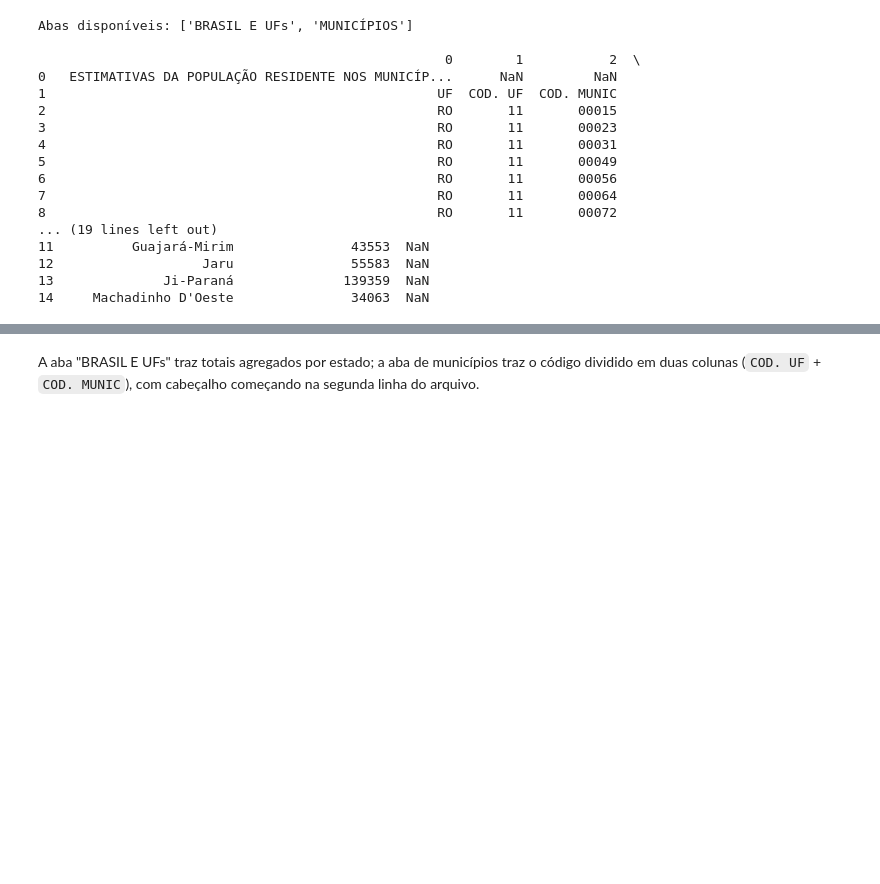
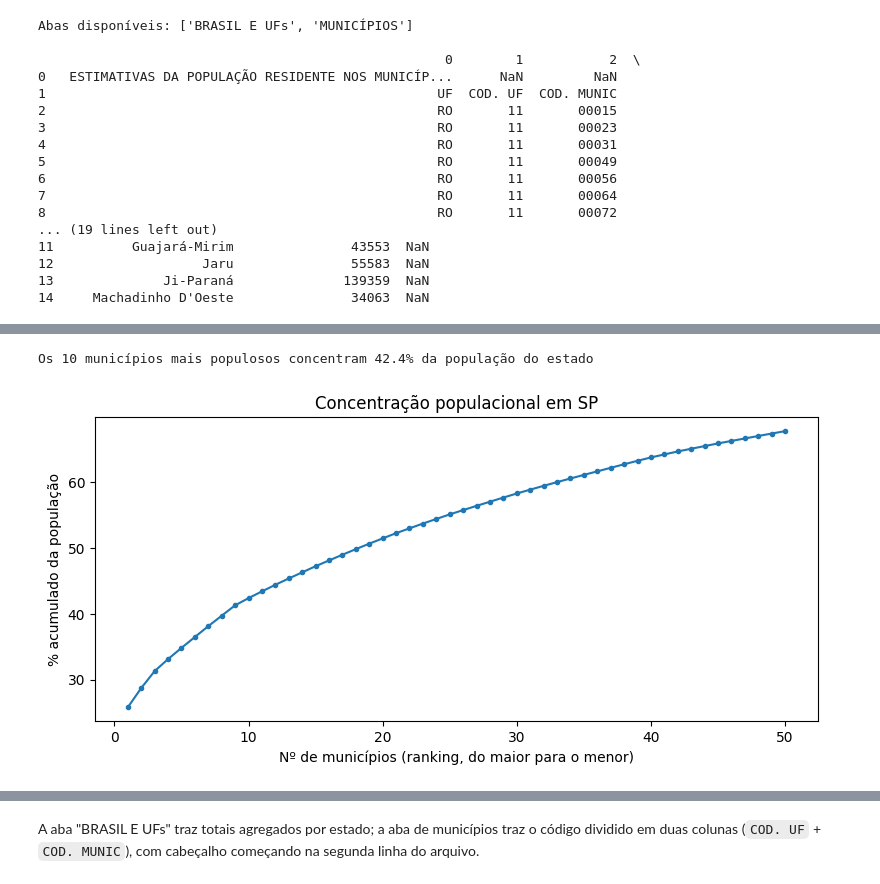
Before and after one commit to rm571222/dataholics-oracle-challenge, a Jupyter notebook: notebooks/01_data_exploration/nb4_data_exploration_populacao_ibge.ipynb, the cells around one changed output, grey strips where cells are left out. Cells and saved outputs as stored; diff of their text form; code cells hidden in the pictures; blank space fills up the shorter version.

```diff
--- a/notebooks/01_data_exploration/nb4_data_exploration_populacao_ibge.ipynb
+++ b/notebooks/01_data_exploration/nb4_data_exploration_populacao_ibge.ipynb
@@ -56,0 +77,19 @@ Abas disponíveis: ['BRASIL E UFs', 'MUNICÍPIOS']
+# %%
+def classificar_porte(pop):
+    if pop < 20000:
+        return 'Pequeno I/II (<20 mil)'
+    elif pop < 100000:
+        return 'Médio (20-100 mil)'
+    elif pop < 500000:
+        return 'Grande (100-500 mil)'
+    else:
+        return 'Metrópole (500 mil+)'
+
+df_pop_2025['porte'] = df_pop_2025['POPULACAO'].apply(classificar_porte)
+
+resumo_porte = df_pop_2025.groupby('porte').agg(
+    qtd_municipios=('COD_MUNIC_6', 'count'),
+    populacao_total=('POPULACAO', 'sum')
+).sort_values('populacao_total', ascending=False)
+resumo_porte['pct_populacao_estado'] = (resumo_porte['populacao_total'] / df_pop_2025['POPULACAO'].sum() * 100).round(1)
+resumo_porte
@@ -56,0 +103,15 @@ Abas disponíveis: ['BRASIL E UFs', 'MUNICÍPIOS']
+# %%
+concentracao_pop = df_pop_2025.sort_values('POPULACAO', ascending=False)['POPULACAO'].cumsum() / df_pop_2025['POPULACAO'].sum() * 100
+top10_pct = concentracao_pop.iloc[9]
+print(f"Os 10 municípios mais populosos concentram {top10_pct:.1f}% da população do estado")
+
+plt.figure(figsize=(8, 4))
+plt.plot(range(1, len(concentracao_pop.head(50)) + 1), concentracao_pop.head(50).values, marker='o', markersize=3)
+plt.xlabel('Nº de municípios (ranking, do maior para o menor)')
+plt.ylabel('% acumulado da população')
+plt.title('Concentração populacional em SP')
+plt.tight_layout()
+plt.show()
+# %% [output]
+Os 10 municípios mais populosos concentram 42.4% da população do estado
+[figure, added]
```
Also changed, not shown: parts of 6 cells of this notebook.
